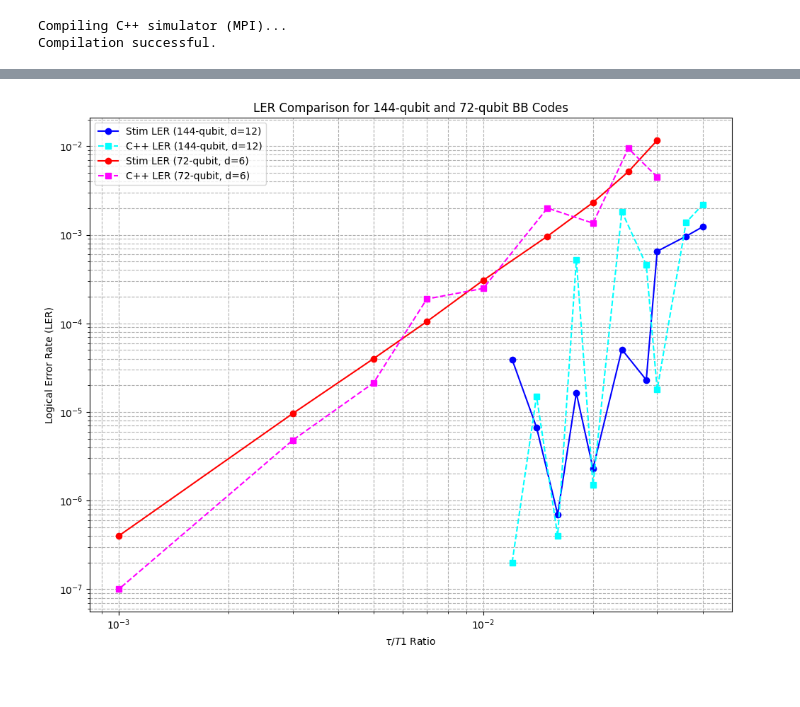
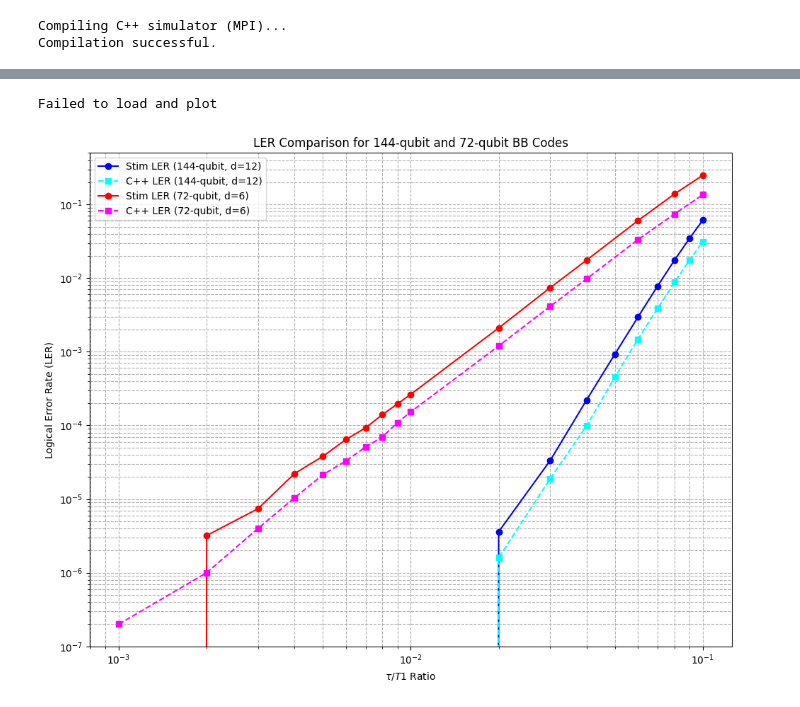
Before and after one commit to pnnl/NWQ-Sim, a Jupyter notebook: stabilizer/damping_work/qPLDC-circuits/tomas/bb_code_ler.ipynb, the cells around one changed output, grey strips where cells are left out. Cells and saved outputs as stored; diff of their text form; code cells hidden in the pictures.

```diff
--- a/stabilizer/damping_work/qPLDC-circuits/tomas/bb_code_ler.ipynb
+++ b/stabilizer/damping_work/qPLDC-circuits/tomas/bb_code_ler.ipynb
@@ -105,14 +105,13 @@ Compilation successful.
 # bb_circuit = "bicycle_bivariate_144_12_12_memory_Z"
 distance = 12
 rounds = 12
-SHOTS = 1000000
+SHOTS = 5000000
 # %%
 #Parameters
 tasks = []
 T1 = 10 ** -4
 T2 = 10 ** -4
-tau = np.array([3*10**-7, 4*10**-7, 5*10**-7, 6*10**-7, 7*10**-7, 8*10**-7, 9*10**-7, 10**-6, 2*10**-6, 4*10**-6, 6*10**-6, 8*10**-6, 10**-5])
-gate_tau = np.array([10**-7, 2*10**-7, 4*10**-7, 6*10**-7, 8*10**-7, 10**-6, 2*10**-6, 4*10**-6, 6*10**-6, 8*10**-6, 10**-5])/10
+tau = np.array([10**-6, 2*10**-6, 3*10**-6, 4*10**-6, 5*10**-6, 6*10**-6, 7*10**-6, 8*10**-6, 9*10**-6, 10**-5])
 
 
 lam = 1/T2 - 1/(2*T1)
@@ -120,10 +119,10 @@ p_amp = 1 - np.exp(-tau/T1)
 p_phase = 1 - np.exp(-lam*tau)
 p_list = (p_amp, p_phase)
 
-gate_lam = 1/T2 - 1/(2*T1)
-gate_p_amp = 1 - np.exp(-gate_tau/T1)
-gate_p_phase = 1 - np.exp(-lam*gate_tau)
-gate_p_list = (gate_p_amp, gate_p_phase)
+# gate_lam = 1/T2 - 1/(2*T1)
+# gate_p_amp = 1 - np.exp(-gate_tau/T1)
+# gate_p_phase = 1 - np.exp(-lam*gate_tau)
+# gate_p_list = (gate_p_amp, gate_p_phase)
 base_error = 10**-3
 
 bb_code = BBcode.BBcode(
@@ -140,7 +139,7 @@ bb_code = BBcode.BBcode(
 print(p_amp)
 print(p_phase)
 i=0
-for p_amp, p_phase, gate_p_amp, gate_p_phase in zip(p_amp, p_phase, gate_p_amp, gate_p_phase):
+for p_amp, p_phase in zip(p_amp, p_phase):
     noise_profile = [0,0,0,0]
     bb_circuit = bb_code.build_full_BBcode_circuit(rounds=rounds, noise_profile=noise_profile, observable_type="Z", code_capacity=True)
 
@@ -149,8 +148,8 @@ for p_amp, p_phase, gate_p_amp, gate_p_phase in zip(p_amp, p_phase, gate_p_amp,
     model.setting_error('Identity', False, f'DEPOLARIZE1({base_error})')
     # model.setting_error('Single_qubit', True, f'PAULI_CHANNEL_1({gate_p_amp/4}, {gate_p_amp/4}, {(.5-gate_p_amp/4-np.sqrt(1-gate_p_amp-gate_p_phase))/2})')
     # model.setting_error('Two_qubit', False, f'PAULI_CHANNEL_1({gate_p_amp/4}, {gate_p_amp/4}, {(.5-gate_p_amp/4-np.sqrt(1-gate_p_amp-gate_p_phase))/2})')
-    model.setting_error('Single_qubit', True, f'DEPOLARIZE1({base_error})')
-    model.setting_error('Two_qubit', True, f'DEPOLARIZE2({base_error})')
+    model.setting_error('Single_qubit', False, f'DEPOLARIZE1({base_error})')
+    model.setting_error('Two_qubit', False, f'DEPOLARIZE2({base_error})')
     model.setting_error('Measurement', True, f'PAULI_CHANNEL_1({p_amp/4}, {p_amp/4}, {((1-np.sqrt((1-p_amp)*(1-p_phase)))/2)-p_amp/4})')
     model.setting_error('Reset', True, f'PAULI_CHANNEL_1({p_amp/4}, {p_amp/4}, {((1-np.sqrt((1-p_amp)*(1-p_phase)))/2)-p_amp/4})')
     stim_circuit = model.generate_noisy_circuit()
@@ -198,7 +194,7 @@ def run_stim_experiment(tasks, shots):
             max_shots=shots,
             custom_decoders={
                 'bposd': BPOSD(
-                    max_iter=1_000,
+                    max_iter=1000,
                     bp_method="ms",
                     osd_order=10,
                     osd_method="osd_e"
@@ -208,8 +204,8 @@ def run_stim_experiment(tasks, shots):
         )
         stim_time = time.perf_counter() - start_time
         stat = collected_stats[0]
-        # stim_ler = stat.errors / stat.shots
-        stim_ler = 1 - (1 - (stat.errors / stat.shots))**(1/12)
+        stim_ler = float(stat.errors) / float(stat.shots)
+        # stim_ler = 1 - (1 - (stat.errors / stat.shots))**(1/12)
         if stat.errors == 0: stim_ler = 0
         stim_lers.append(stim_ler)
         print(f"Stim LER: {stim_ler}, Sim+Decoding Time: {stim_time:}s\n")
@@ -333,7 +420,7 @@ def run_cpp_experiment(tasks, shots):
 
                 logicals_matrix = pcm.observables_matrix
                 decoder_kwargs = dict(
-                    max_iter=1_000,
+                    max_iter=1000,
                     bp_method="ms",
                     osd_order=10,
                     osd_method="osd_e",
@@ -365,8 +452,8 @@ def run_cpp_experiment(tasks, shots):
                         # The sum of errors from all chunks gives the total.
                         total_errors = sum(executor.map(bposd_mp.count_errors, det_chunks, obs_chunks))
 
-                    # cpp_ler = float(total_errors) / float(total_shots)
-                    cpp_ler = 1 - (1 - float(total_errors) / float(total_shots))**(1/12)
+                    cpp_ler = float(total_errors) / float(total_shots)
+                    # cpp_ler = 1 - (1 - float(total_errors) / float(total_shots))**(1/12)
 
                 else:
                     cpp_ler = 0.0
@@ -501,6 +584,8 @@ try:
 
 except Exception as e:
     print("Failed to load and plot")
+# %% [output]
+Failed to load and plot
 # %%
 import numpy as np
 import matplotlib.pyplot as plt
@@ -508,12 +593,12 @@ from pathlib import Path
 
 # --- Parameters for the experiments ---
 # You may need to adjust these to match your saved data files
-SHOTS_144 = 10000000
+SHOTS_144 = 5000000
 DISTANCE_144 = 12
 RESULTS_DIR_144 = "./bposd_results"
 
 # Parameters for the 72-qubit code. Adjust if necessary.
-SHOTS_72 = 10000000
+SHOTS_72 = 5000000
 DISTANCE_72 = 6
 RESULTS_DIR_72 = "./bposd_72_results"
 
@@ -536,8 +621,8 @@ def load_results(path):
 
 # --- Load Data ---
 # 144-qubit data
-stim_path_144 = Path(RESULTS_DIR_144) / f"stim_bposd_results_d{DISTANCE_144}_shots{SHOTS_144}_save.txt"
-cpp_path_144 = Path(RESULTS_DIR_144) / f"cpp_bposd_results_d{DISTANCE_144}_shots{SHOTS_144}_save.txt"
+stim_path_144 = Path(RESULTS_DIR_144) / f"stim_bposd_results_d{DISTANCE_144}_shots{SHOTS_144}.txt"
+cpp_path_144 = Path(RESULTS_DIR_144) / f"cpp_bposd_results_d{DISTANCE_144}_shots{SHOTS_144}.txt"
 tau_s_144, stim_ler_144 = load_results(stim_path_144)
 tau_c_144, cpp_ler_144 = load_results(cpp_path_144)
 
@@ -545,31 +630,31 @@ tau_c_144, cpp_ler_144 = load_results(cpp_path_144)
 stim_path_72 = Path(RESULTS_DIR_72) / f"stim_bposd_results_d{DISTANCE_72}_shots{SHOTS_72}.txt"
 cpp_path_72 = Path(RESULTS_DIR_72) / f"cpp_bposd_results_d{DISTANCE_72}_shots{SHOTS_72}.txt"
 tau_s_72, stim_ler_72 = load_results(stim_path_72)
 tau_c_72, cpp_ler_72 = load_results(cpp_path_72)
 
 
 # --- Plotting ---
 plt.figure(figsize=(10, 8))
 
 # Plot 144-qubit results if data was loaded
 if tau_s_144 is not None and stim_ler_144 is not None:
     plt.plot(tau_s_144 / T1, stim_ler_144, 'o-', label=f'Stim LER (144-qubit, d={DISTANCE_144})', color='blue')
 if tau_c_144 is not None and cpp_ler_144 is not None:
     plt.plot(tau_c_144 / T1, cpp_ler_144, 's--', label=f'C++ LER (144-qubit, d={DISTANCE_144})', color='cyan')
 
 # Plot 72-qubit results if data was loaded
 if tau_s_72 is not None and stim_ler_72 is not None:
     plt.plot(tau_s_72 / T1, stim_ler_72, 'o-', label=f'Stim LER (72-qubit, d={DISTANCE_72})', color='red')
 if tau_c_72 is not None and cpp_ler_72 is not None:
     plt.plot(tau_c_72 / T1, cpp_ler_72, 's--', label=f'C++ LER (72-qubit, d={DISTANCE_72})', color='magenta')
 
 plt.xlabel(r"$\tau / T1$ Ratio")
 plt.ylabel("Logical Error Rate (LER)")
 plt.title(f"LER Comparison for 144-qubit and 72-qubit BB Codes")
 plt.xscale('log')
 plt.yscale('log')
 plt.grid(True, which="both", ls="--")
 plt.legend()
 plt.tight_layout()
 # %% [output]
-[figure, old version]
+[figure, new version]
```
Also changed, not shown: parts of 4 cells of this notebook, 24 other files.
